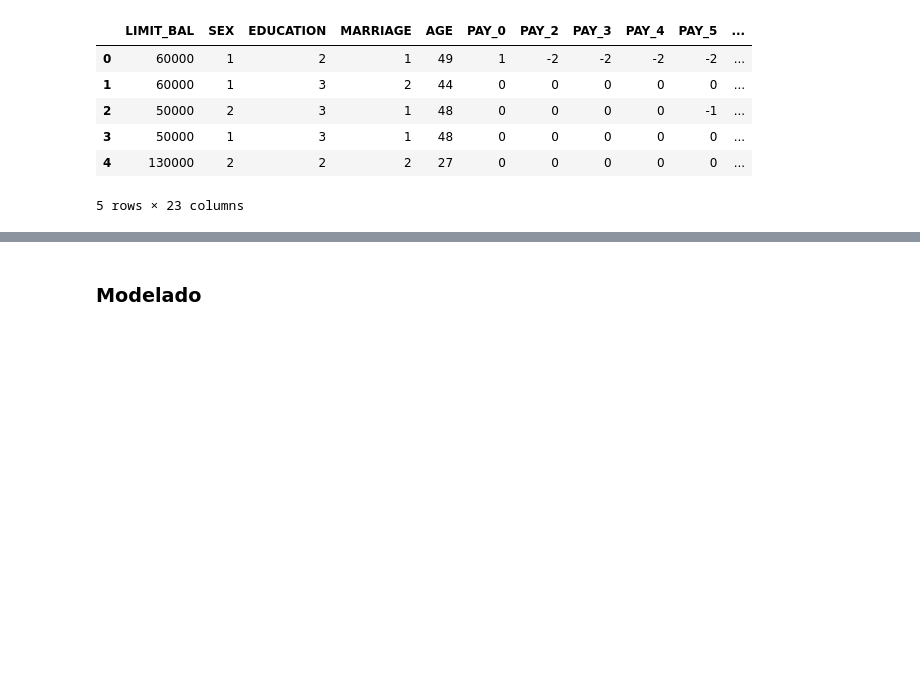
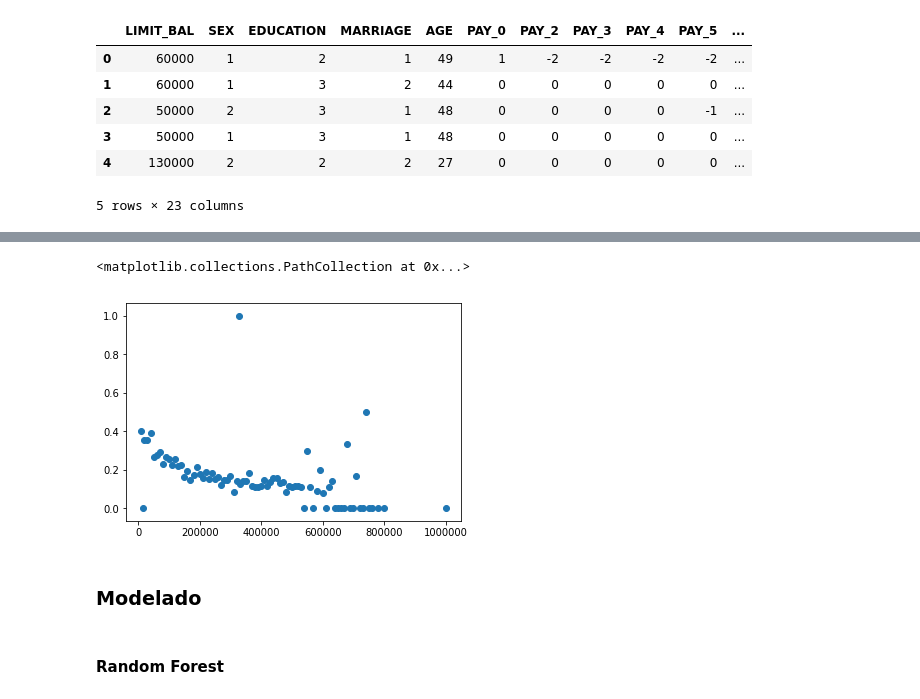
Before and after one commit to VillafuerteM/MineriaParcial1, a Jupyter notebook: Parcial1_Practico.ipynb, the cells around one changed output, grey strips where cells are left out. Saved outputs shown, nothing was run; the diff lists cells and outputs as text; code cells hidden in the pictures; blank space fills up the shorter version.

```diff
--- a/Parcial1_Practico.ipynb
+++ b/Parcial1_Practico.ipynb
@@ -40,3 +50,24 @@ datosTarjeta.head(5)
+# %%
+lista_iniciales = datosTarjeta.LIMIT_BAL
+lista_unica = datosTarjeta.LIMIT_BAL.unique()
+c=[]
+p=[]
+
+for x in lista_unica:
+    n = 0
+    m=0
+    for i in range(0, len(lista_iniciales)):
+        if lista_iniciales[i] == x:
+            n += 1
+            if datosTarjeta.y[i]==1:
+                m+=1
+    c.append(n)
+    p.append(m)
+# %%
+plt.scatter(lista_unica,[x/y for x,y in zip(p,c)])
+# %% [output]
+<matplotlib.collections.PathCollection at 0x...>
+[figure, added]
 # %% [markdown]
 ### Modelado
 # %%
@@ -49,3 +83,5 @@ X_train, X_test, y_train, y_test = train_test_split(
     datosTarjeta.y,  # y
     test_size=0.2, # porcentaje que será prueba
     random_state=42) # para fijar el aleatorio (reproducibilidad)
+# %% [markdown]
+#### Random Forest
```
Also changed, not shown: parts of 52 cells of this notebook.
